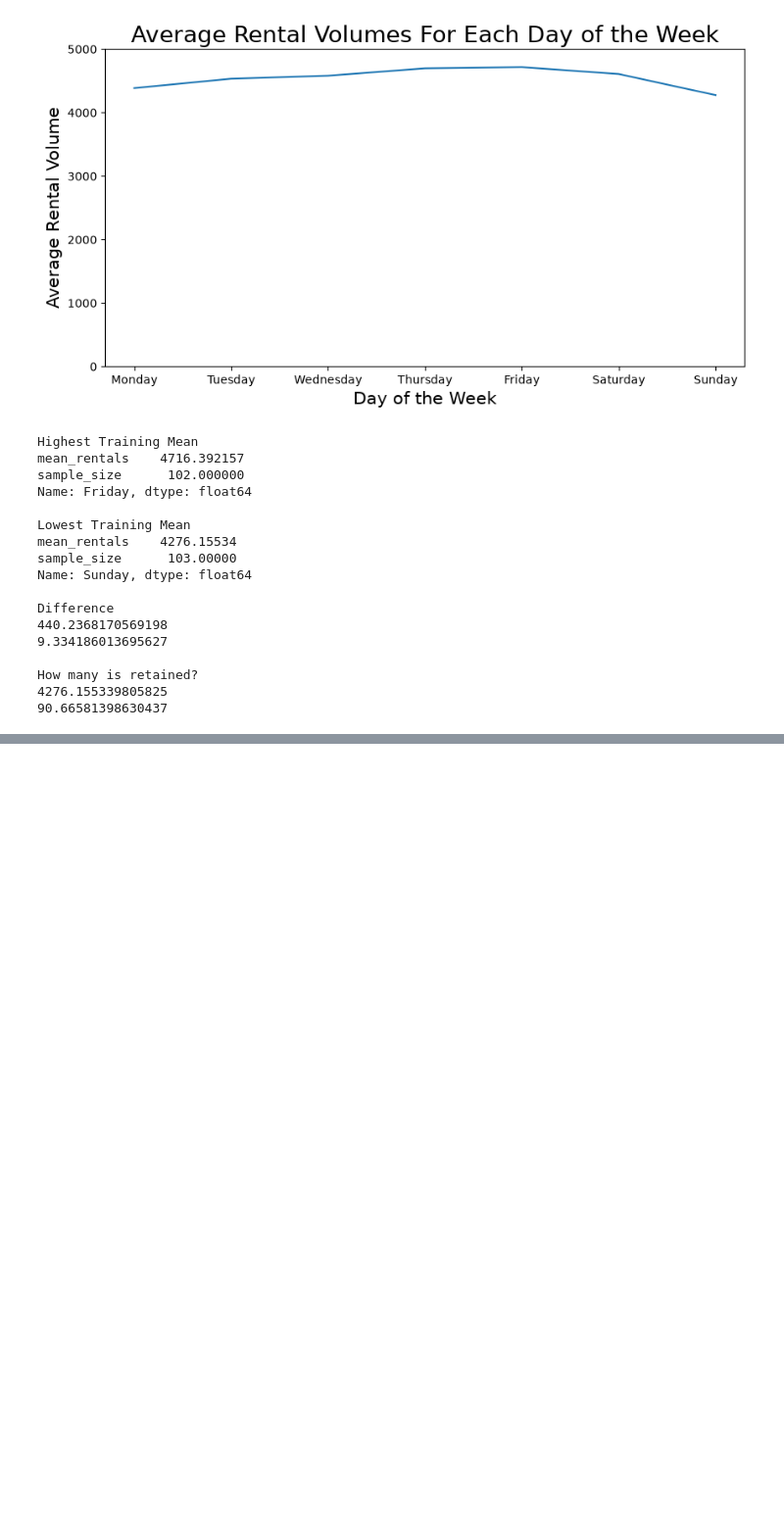
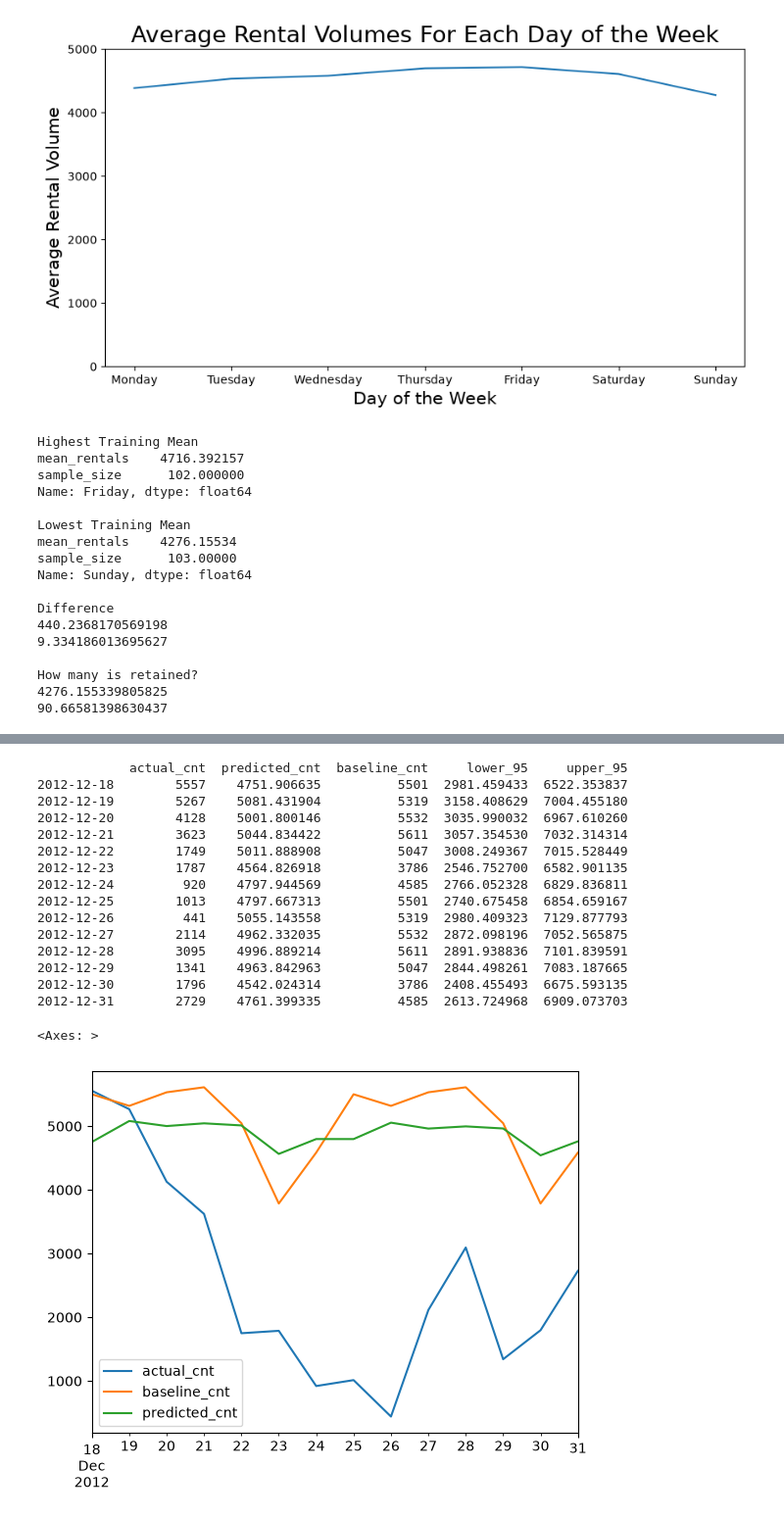
Before and after one commit to KaiserLycan/UCI-Bike-Rental-Forecasting-with-SARIMA, a Jupyter notebook: notebooks/01-Bike-Rental-Forecasting-With-SARIMA.ipynb, the cells around one changed output, grey strips where cells are left out. Shown at 98% size. Drawn from its saved outputs; the diff is of its cells as text; code cells hidden in the pictures; blank space fills up the shorter version.

Commit message:
(modeling): Instantiated a SARIMAX model based on the requirements and predicted the next 14days, which si then compared to the test_set

```diff
--- a/notebooks/01-Bike-Rental-Forecasting-With-SARIMA.ipynb
+++ b/notebooks/01-Bike-Rental-Forecasting-With-SARIMA.ipynb
@@ -266,0 +269,11 @@ How many is retained?
+# %%
+order=(1,1,1)
+seasonal_order=(1,0,1,7)
+model = SARIMAX(training_set, order=order, seasonal_order=seasonal_order)
+# %%
+# Fit/train the model
+# Disp=false, hides iterative solver logs
+# maxiter, limit to 500 iterations.
+fitted = model.fit(disp=False, maxiter=500)
+# checks whether the numerical optimizer successfully settled on a stable solution or hit the 500-iteration without converging.
+print("Converged: ", fitted.mle_retvals.get("converged") )
@@ -266,0 +282,6 @@ How many is retained?
+# %%
+# predict the next 14 days
+fc = fitted.get_forecast(steps=14)
+# calculate confidence interval
+ci = fc.conf_int(alpha=0.05)
+print(ci)
@@ -266,0 +304,30 @@ How many is retained?
+# %%
+baseline = np.tile(training_set.iloc[-7:].to_numpy(), 2)
+result = pd.DataFrame({
+    "actual_cnt": test_set,
+    "predicted_cnt": fc.predicted_mean,
+    "baseline_cnt": baseline,
+    "lower_95": ci.iloc[:, 0],
+    "upper_95": ci.iloc[:, 1]
+})
+
+print(result)
+result[["actual_cnt","baseline_cnt", "predicted_cnt"]].plot()
+# %% [output]
+            actual_cnt  predicted_cnt  baseline_cnt     lower_95     upper_95
+2012-12-18        5557    4751.906635          5501  2981.459433  6522.353837
+2012-12-19        5267    5081.431904          5319  3158.408629  7004.455180
+2012-12-20        4128    5001.800146          5532  3035.990032  6967.610260
+2012-12-21        3623    5044.834422          5611  3057.354530  7032.314314
+2012-12-22        1749    5011.888908          5047  3008.249367  7015.528449
+2012-12-23        1787    4564.826918          3786  2546.752700  6582.901135
+2012-12-24         920    4797.944569          4585  2766.052328  6829.836811
+2012-12-25        1013    4797.667313          5501  2740.675458  6854.659167
+2012-12-26         441    5055.143558          5319  2980.409323  7129.877793
+2012-12-27        2114    4962.332035          5532  2872.098196  7052.565875
+2012-12-28        3095    4996.889214          5611  2891.938836  7101.839591
+2012-12-29        1341    4963.842963          5047  2844.498261  7083.187665
+2012-12-30        1796    4542.024314          3786  2408.455493  6675.593135
+2012-12-31        2729    4761.399335          4585  2613.724968  6909.073703
+<Axes: >
+[figure, added]
```
Also changed, not shown: parts of 6 cells of this notebook, 1 other file.
